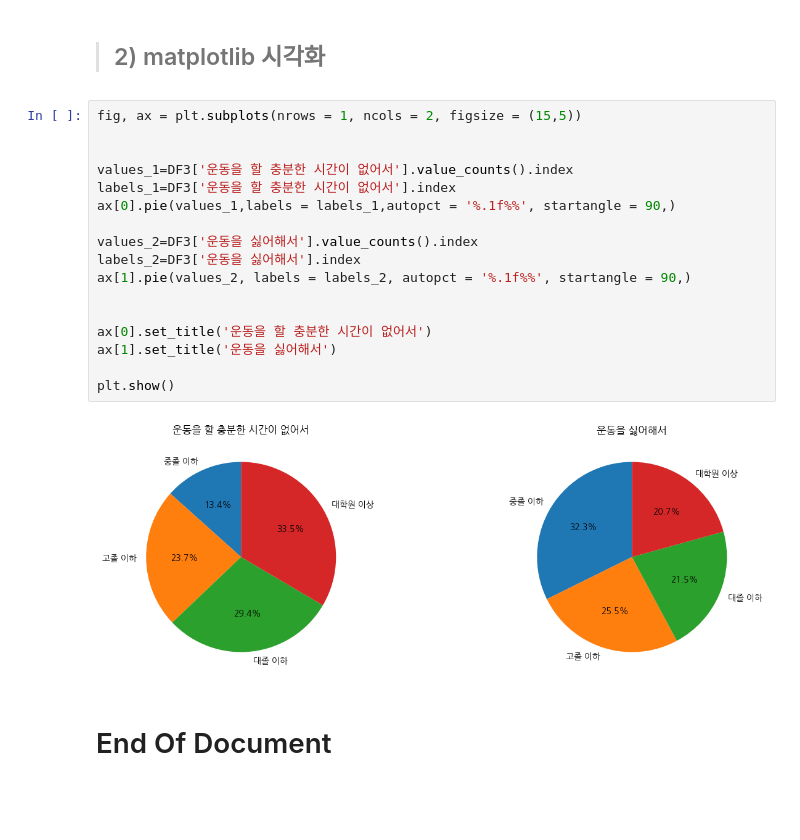
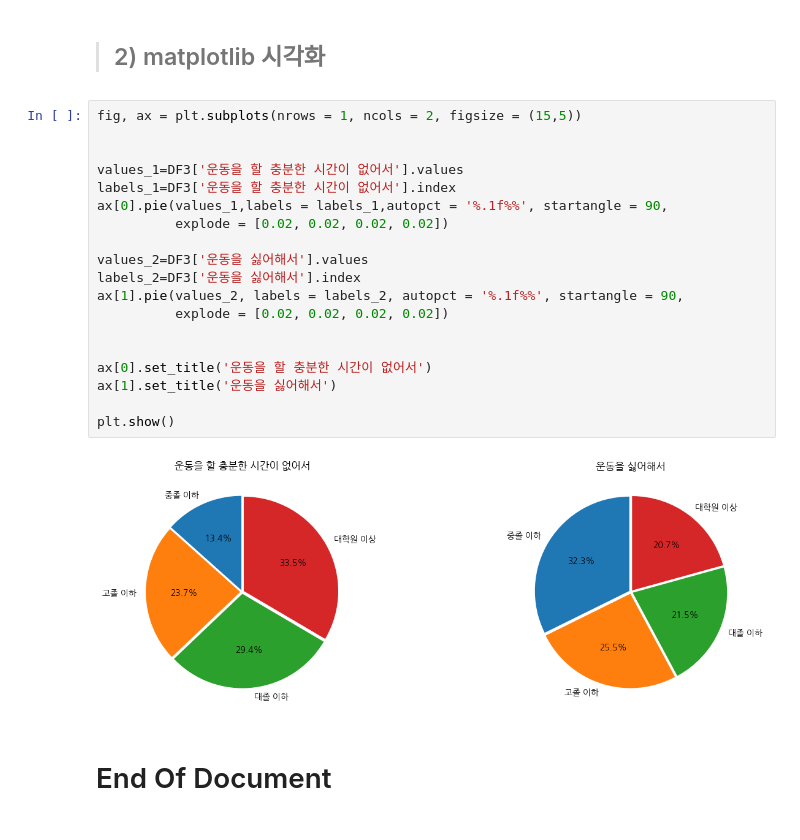
Before and after one commit to Imshyeon/2023_AI_BACKEND_AI, a Jupyter notebook: 실습과제_001_notExercise_강수현.ipynb, the cells around one changed output. Cells and saved outputs as stored; diff of their text form.

```diff
--- a/실습과제_001_notExercise_강수현.ipynb
+++ b/실습과제_001_notExercise_강수현.ipynb
@@ -316,22 +319,24 @@ DF3
 # %%
 fig, ax = plt.subplots(nrows = 1, ncols = 2, figsize = (15,5))
 
 
-values_1=DF3['운동을 할 충분한 시간이 없어서'].value_counts().index
+values_1=DF3['운동을 할 충분한 시간이 없어서'].values
 labels_1=DF3['운동을 할 충분한 시간이 없어서'].index
-ax[0].pie(values_1,labels = labels_1,autopct = '%.1f%%', startangle = 90,)
+ax[0].pie(values_1,labels = labels_1,autopct = '%.1f%%', startangle = 90,
+          explode = [0.02, 0.02, 0.02, 0.02])
 
-values_2=DF3['운동을 싫어해서'].value_counts().index
+values_2=DF3['운동을 싫어해서'].values
 labels_2=DF3['운동을 싫어해서'].index
-ax[1].pie(values_2, labels = labels_2, autopct = '%.1f%%', startangle = 90,)
+ax[1].pie(values_2, labels = labels_2, autopct = '%.1f%%', startangle = 90,
+          explode = [0.02, 0.02, 0.02, 0.02])
 
 
 ax[0].set_title('운동을 할 충분한 시간이 없어서')
 ax[1].set_title('운동을 싫어해서')
 
 plt.show()
 # %% [output]
-[figure, old version]
+[figure, new version]
 # %% [markdown]
 #
 #
```
Also changed, not shown: parts of 2 cells of this notebook.
